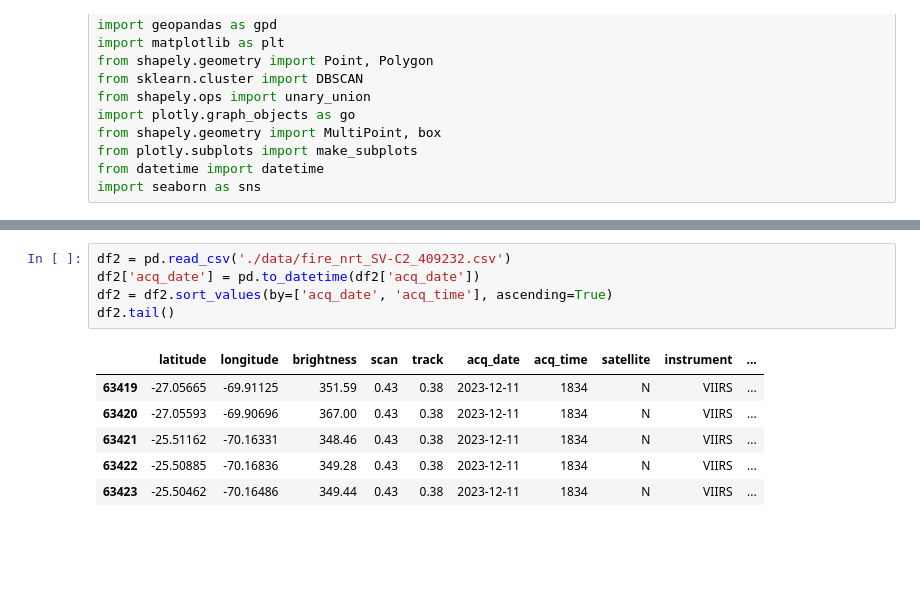
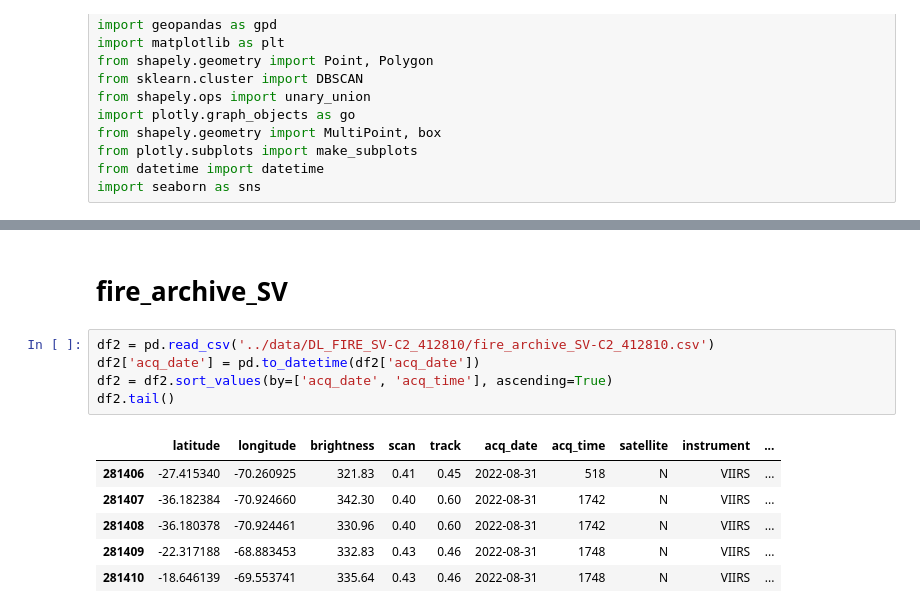
Before and after one commit to sebastiantare/chileanfires, a Jupyter notebook: notebooks/MergeFiles.ipynb, the cells around one changed output, grey strips where cells are left out. Cells and saved outputs as stored; diff of their text form; blank space fills up the shorter version.

```diff
--- a/notebooks/MergeFiles.ipynb
+++ b/notebooks/MergeFiles.ipynb
@@ -27,12 +38,14 @@ df1.tail()
+# %% [markdown]
+# fire_archive_SV
 # %%
-df2 = pd.read_csv('./data/fire_nrt_SV-C2_409232.csv')
+df2 = pd.read_csv('../data/DL_FIRE_SV-C2_412810/fire_archive_SV-C2_412810.csv')
 df2['acq_date'] = pd.to_datetime(df2['acq_date'])
 df2 = df2.sort_values(by=['acq_date', 'acq_time'], ascending=True)
 df2.tail()
 # %% [output]
 |  | latitude | longitude | brightness | scan | track | acq_date | acq_time | satellite | instrument | ... |
-| 63419 | -27.05665 | -69.91125 | 351.59 | 0.43 | 0.38 | 2023-12-11 | 1834 | N | VIIRS | ... |
-| 63420 | -27.05593 | -69.90696 | 367.00 | 0.43 | 0.38 | 2023-12-11 | 1834 | N | VIIRS | ... |
-| 63421 | -25.51162 | -70.16331 | 348.46 | 0.43 | 0.38 | 2023-12-11 | 1834 | N | VIIRS | ... |
-| 63422 | -25.50885 | -70.16836 | 349.28 | 0.43 | 0.38 | 2023-12-11 | 1834 | N | VIIRS | ... |
-| 63423 | -25.50462 | -70.16486 | 349.44 | 0.43 | 0.38 | 2023-12-11 | 1834 | N | VIIRS | ... |
+| 281406 | -27.415340 | -70.260925 | 321.83 | 0.41 | 0.45 | 2022-08-31 | 518 | N | VIIRS | ... |
+| 281407 | -36.182384 | -70.924660 | 342.30 | 0.40 | 0.60 | 2022-08-31 | 1742 | N | VIIRS | ... |
+| 281408 | -36.180378 | -70.924461 | 330.96 | 0.40 | 0.60 | 2022-08-31 | 1742 | N | VIIRS | ... |
+| 281409 | -22.317188 | -68.883453 | 332.83 | 0.43 | 0.46 | 2022-08-31 | 1748 | N | VIIRS | ... |
+| 281410 | -18.646139 | -69.553741 | 335.64 | 0.43 | 0.46 | 2022-08-31 | 1748 | N | VIIRS | ... |
```
Also changed, not shown: parts of 28 cells of this notebook, 33 other files.
